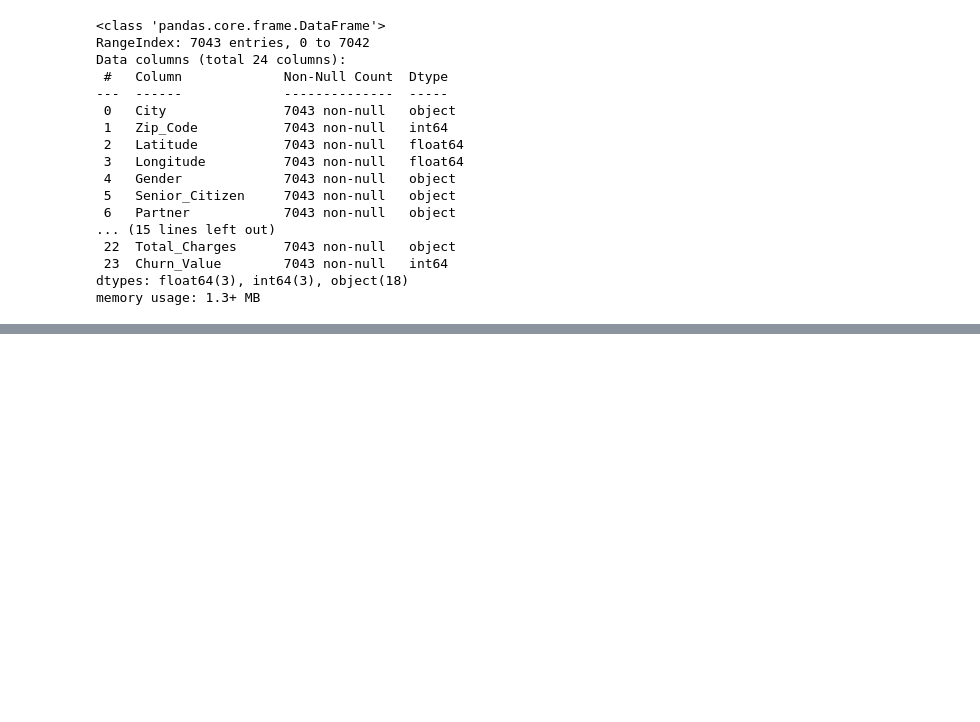
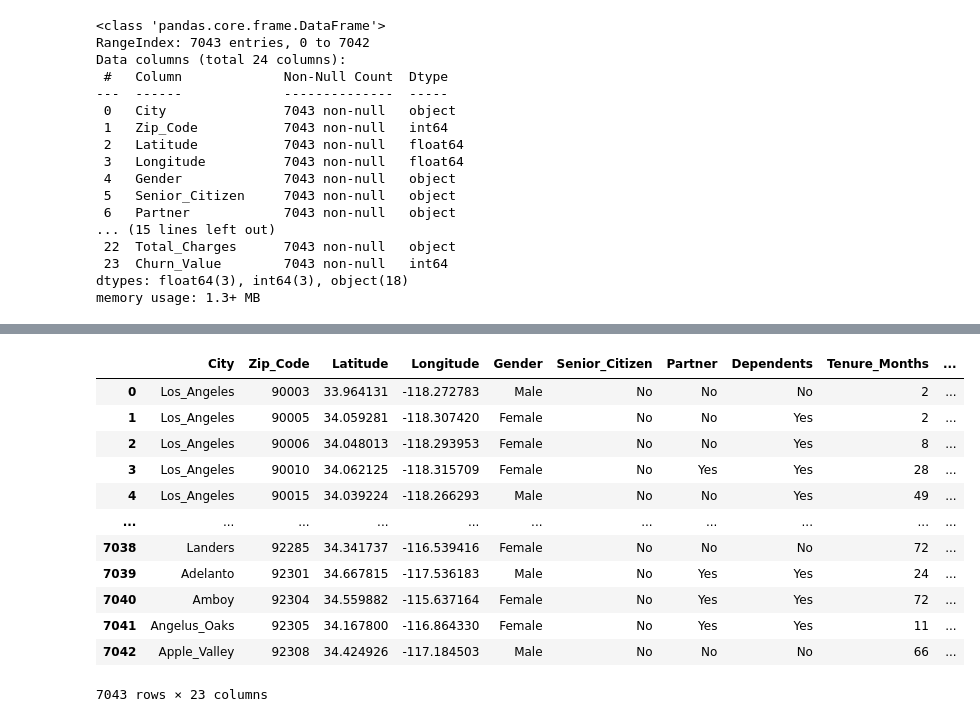
Before and after one commit to hsabaghpour/XGBOOST_TELCO_CHURN_Project, a Jupyter notebook: XGBOOST_Telco_Churn_project_1.ipynb, the cells around one changed output, grey strips where cells are left out. Drawn from its saved outputs; the diff is of its cells as text; code cells hidden in the pictures; blank space fills up the shorter version.

```diff
--- a/XGBOOST_Telco_Churn_project_1.ipynb
+++ b/XGBOOST_Telco_Churn_project_1.ipynb
@@ -286,0 +426,3 @@ memory usage: 1.3+ MB
+# %%
+X = df.drop('Churn_Value',axis=1).copy()
+X.head()
@@ -286,0 +581,16 @@ memory usage: 1.3+ MB
+# %%
+X
+# %% [output]
+|  | City | Zip_Code | Latitude | Longitude | Gender | Senior_Citizen | Partner | Dependents | Tenure_Months | ... |
+| 0 | Los_Angeles | 90003 | 33.964131 | -118.272783 | Male | No | No | No | 2 | ... |
+| 1 | Los_Angeles | 90005 | 34.059281 | -118.307420 | Female | No | No | Yes | 2 | ... |
+| 2 | Los_Angeles | 90006 | 34.048013 | -118.293953 | Female | No | No | Yes | 8 | ... |
+| 3 | Los_Angeles | 90010 | 34.062125 | -118.315709 | Female | No | Yes | Yes | 28 | ... |
+| 4 | Los_Angeles | 90015 | 34.039224 | -118.266293 | Male | No | No | Yes | 49 | ... |
+| ... | ... | ... | ... | ... | ... | ... | ... | ... | ... | ... |
+| 7038 | Landers | 92285 | 34.341737 | -116.539416 | Female | No | No | No | 72 | ... |
+| 7039 | Adelanto | 92301 | 34.667815 | -117.536183 | Male | No | Yes | Yes | 24 | ... |
+| 7040 | Amboy | 92304 | 34.559882 | -115.637164 | Female | No | Yes | Yes | 72 | ... |
+| 7041 | Angelus_Oaks | 92305 | 34.167800 | -116.864330 | Female | No | Yes | Yes | 11 | ... |
+| 7042 | Apple_Valley | 92308 | 34.424926 | -117.184503 | Male | No | No | No | 66 | ... |
+7043 rows × 23 columns
```
Also changed, not shown: parts of 35 cells of this notebook.
